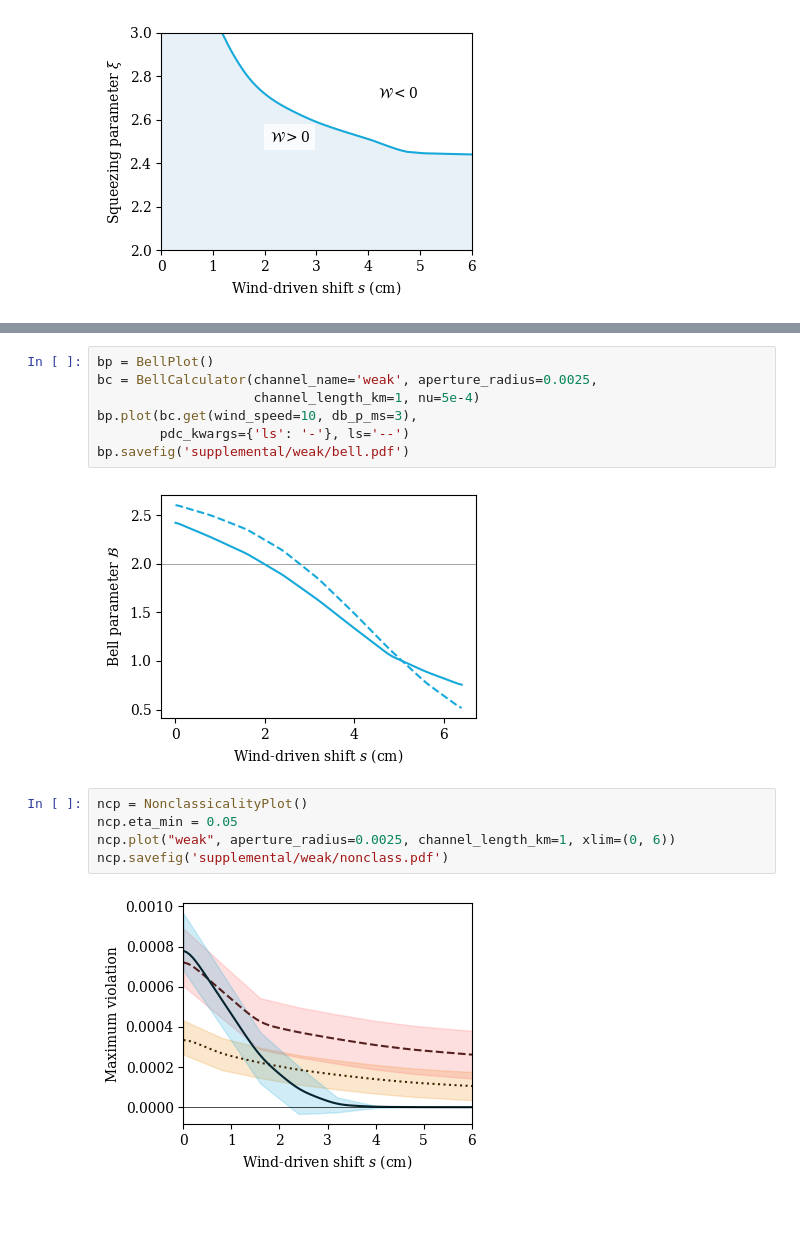
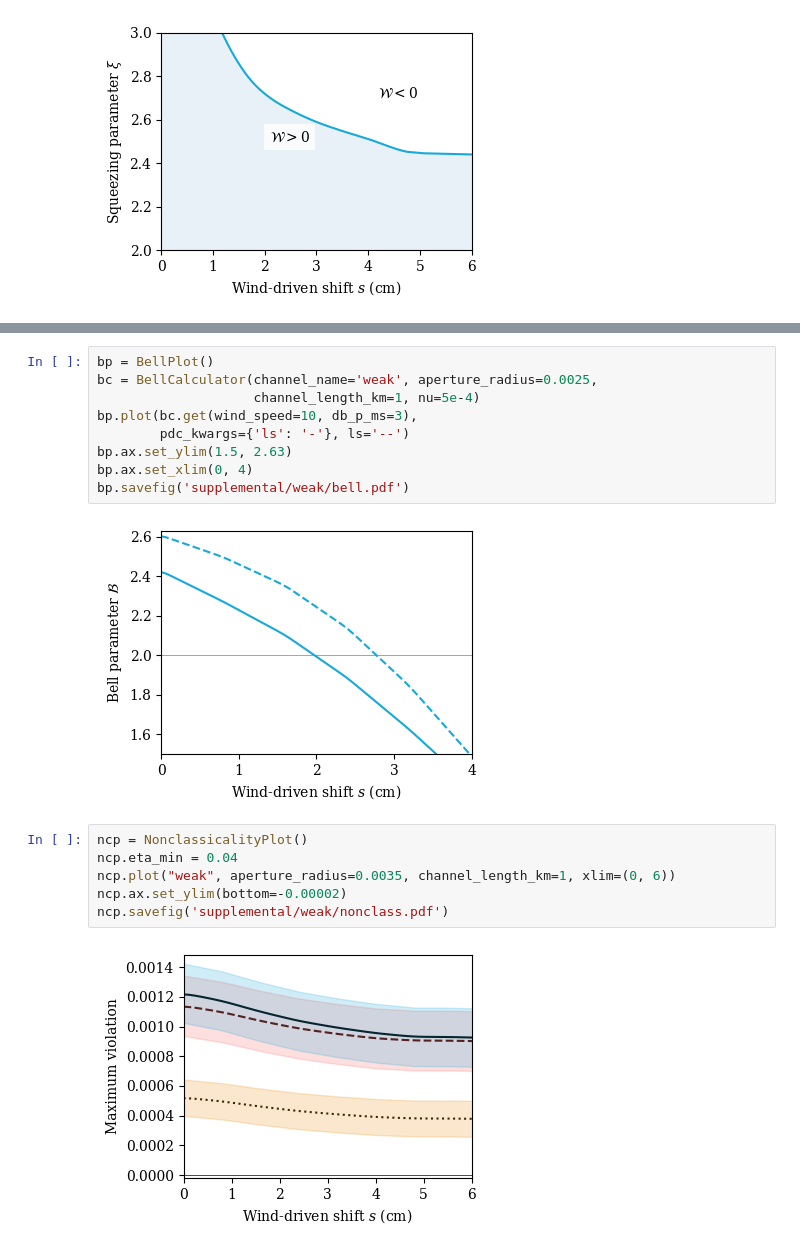
Before and after one commit to KlenM/Time-correlations-in-atmospheric-quantum-channels, a Jupyter notebook: supplemental/weak_channel.ipynb, the cells around one changed output, grey strips where cells are left out. Drawn from its saved outputs; the diff is of its cells as text; blank space fills up the shorter version.

```diff
--- a/supplemental/weak_channel.ipynb
+++ b/supplemental/weak_channel.ipynb
@@ -39,13 +80,16 @@ bc = BellCalculator(channel_name='weak', aperture_radius=0.0025,
                     channel_length_km=1, nu=5e-4)
 bp.plot(bc.get(wind_speed=10, db_p_ms=3),
         pdc_kwargs={'ls': '-'}, ls='--')
+bp.ax.set_ylim(1.5, 2.63)
+bp.ax.set_xlim(0, 4)
 bp.savefig('supplemental/weak/bell.pdf')
 # %% [output]
-[figure, old version]
+[figure, new version]
 # %%
 ncp = NonclassicalityPlot()
-ncp.eta_min = 0.05
-ncp.plot("weak", aperture_radius=0.0025, channel_length_km=1, xlim=(0, 6))
+ncp.eta_min = 0.04
+ncp.plot("weak", aperture_radius=0.0035, channel_length_km=1, xlim=(0, 6))
+ncp.ax.set_ylim(bottom=-0.00002)
 ncp.savefig('supplemental/weak/nonclass.pdf')
 # %% [output]
-[figure, old version]
+[figure, new version]
```
Also changed, not shown: parts of 6 cells of this notebook, 46 other files.
